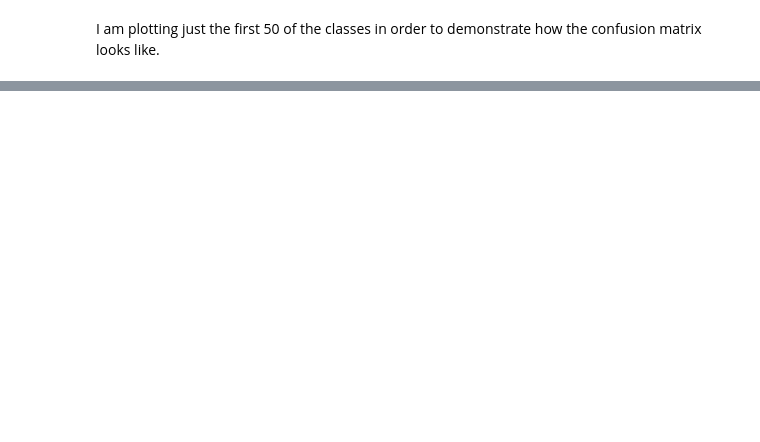
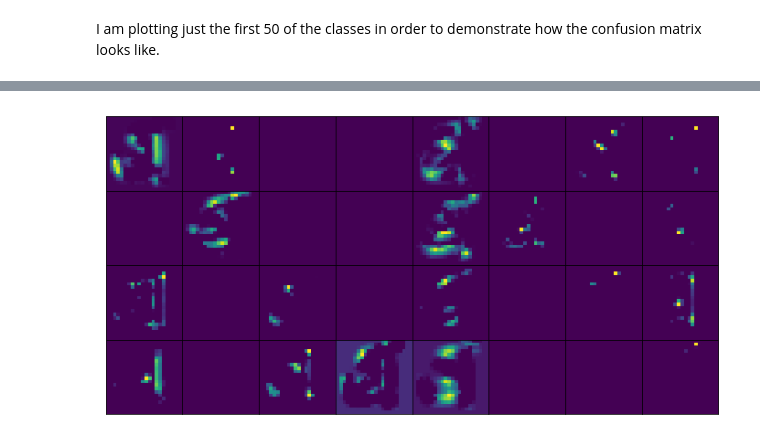
Before and after one commit to nathdipankar/Assamese-Character-Recognition, a Jupyter notebook: CNN for Assamese script character recognition.ipynb, the cells around one changed output, grey strips where cells are left out. Cells and saved outputs as stored; diff of their text form; code cells hidden in the pictures; blank space fills up the shorter version.

```diff
--- a/CNN for Assamese script character recognition.ipynb
+++ b/CNN for Assamese script character recognition.ipynb
@@ -227,0 +246,12 @@ predict_new_image('predict/predict_24.jpg')
+# %%
+second_layer_activation = activations[2]
+fig = plt.figure(figsize = (12, 6))
+for i in range(second_layer_activation.shape[3]):
+    ax = plt.subplot(4, 8, i+1)
+    ax.imshow(second_layer_activation[0, :, :, i], cmap='viridis')
+    ax.set_xticks([])
+    ax.set_yticks([])
+    ax.set_aspect('auto')
+fig.subplots_adjust(wspace=0, hspace=0)
+# %% [output]
+[figure, added]
```
Also changed, not shown: parts of 8 cells of this notebook.
